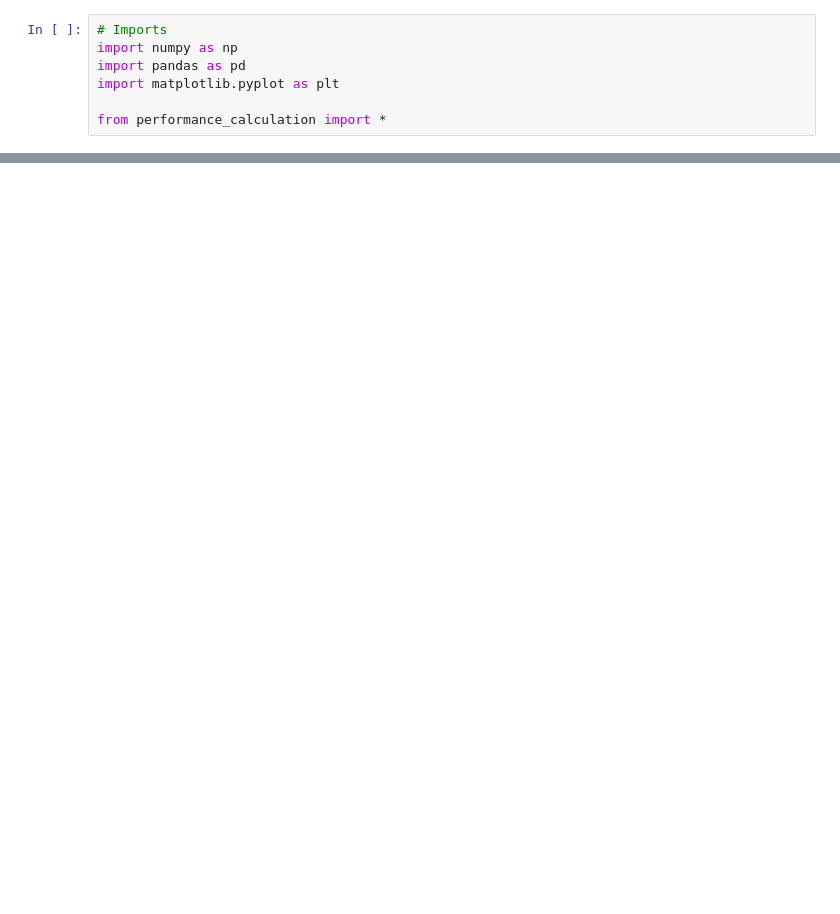
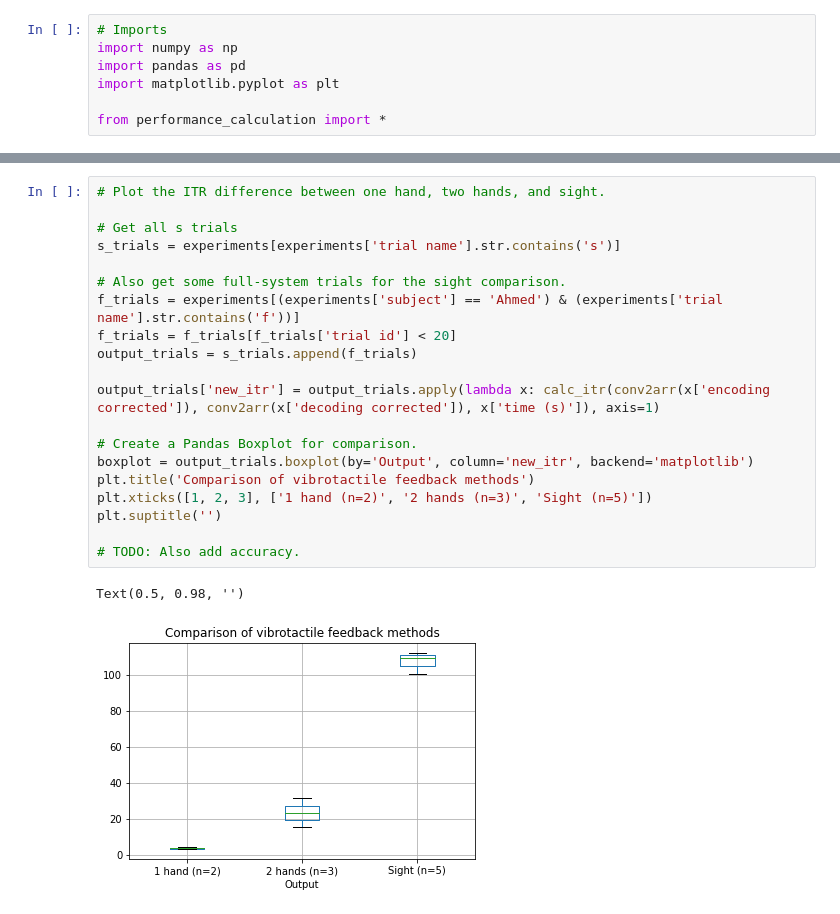
Before and after one commit to scidex/imu-vibration-itr-maximization, a Jupyter notebook: System Analysis.ipynb, the cells around one changed output, grey strips where cells are left out. Cells and saved outputs as stored; diff of their text form; blank space fills up the shorter version.

```diff
--- a/System Analysis.ipynb
+++ b/System Analysis.ipynb
@@ -55,0 +91,23 @@ ValueError: operands could not be broadcast together with shapes (1,49) (1,50)
+# %%
+# Plot the ITR difference between one hand, two hands, and sight.
+
+# Get all s trials
+s_trials = experiments[experiments['trial name'].str.contains('s')]
+
+# Also get some full-system trials for the sight comparison.
+f_trials = experiments[(experiments['subject'] == 'Ahmed') & (experiments['trial name'].str.contains('f'))]
+f_trials = f_trials[f_trials['trial id'] < 20]
+output_trials = s_trials.append(f_trials)
+
+output_trials['new_itr'] = output_trials.apply(lambda x: calc_itr(conv2arr(x['encoding corrected']), conv2arr(x['decoding corrected']), x['time (s)']), axis=1)
+
+# Create a Pandas Boxplot for comparison.
+boxplot = output_trials.boxplot(by='Output', column='new_itr', backend='matplotlib')
+plt.title('Comparison of vibrotactile feedback methods')
+plt.xticks([1, 2, 3], ['1 hand (n=2)', '2 hands (n=3)', 'Sight (n=5)'])
+plt.suptitle('')
+
+# TODO: Also add accuracy.
+# %% [output]
+Text(0.5, 0.98, '')
+[figure, added]
```
Also changed, not shown: parts of 5 cells of this notebook.
